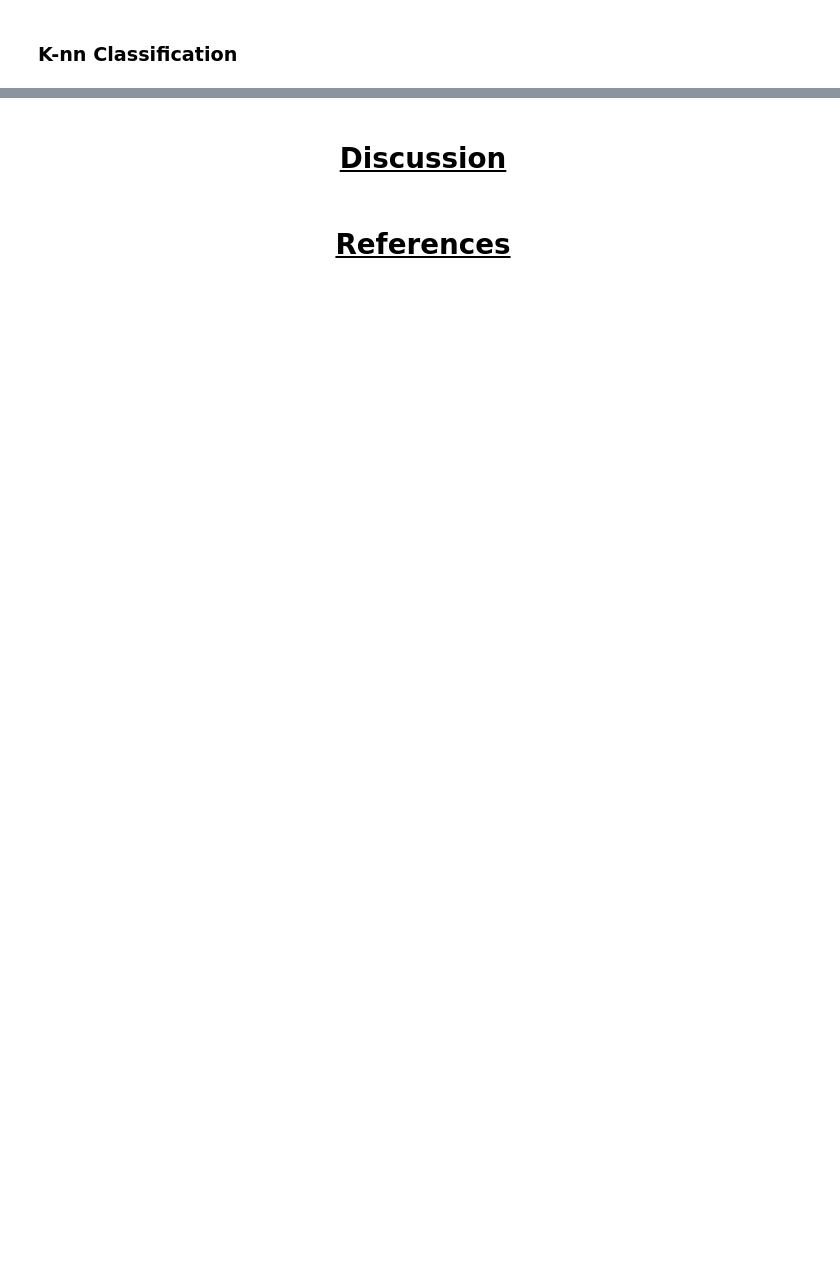
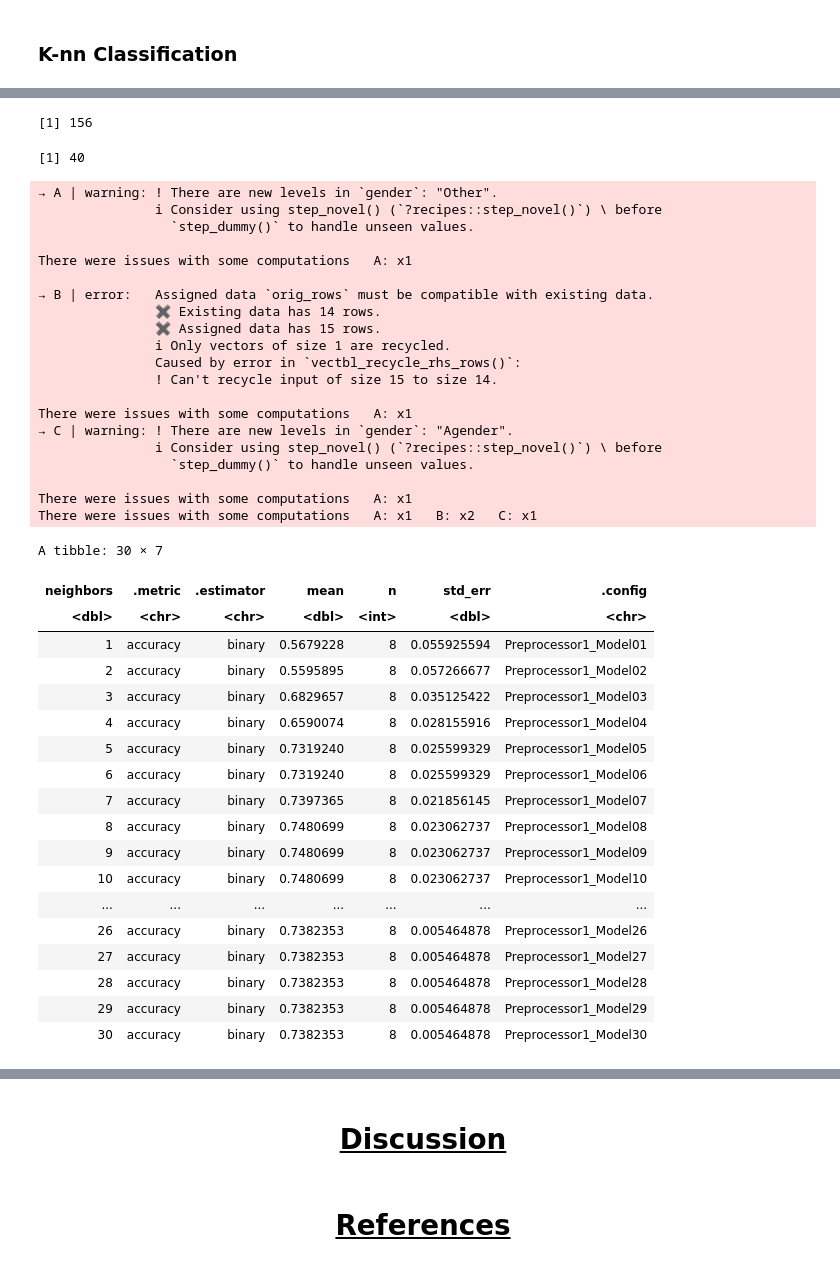
Before and after one commit to RealBabyPotato/DSCI-100-Final-Project, a Jupyter notebook: FinalProject.ipynb, the cells around one changed output, grey strips where cells are left out. Cells and saved outputs as stored; diff of their text form; code cells hidden in the pictures; blank space fills up the shorter version.

```diff
--- a/FinalProject.ipynb
+++ b/FinalProject.ipynb
@@ -215,0 +156,10 @@ ERROR: Error in `vfold_cv()`:
+# %%
+players_split <- initial_split(players, prop = 0.80, strata = subscribe)
+players_train <- training(players_split)
+players_test <- testing(players_split)
+
+nrow(players_train)
+nrow(players_test)
+# %% [output]
+[1] 156
+[1] 40
@@ -215,0 +180,53 @@ ERROR: Error in `vfold_cv()`:
+# %%
+players_vfold <- vfold_cv(players_train, v = 10, strata = subscribe)
+
+k_grid <- tibble(neighbors = seq(1, 30, by = 1))
+
+knn_tune_results <- knn_workflow |>
+    tune_grid(resamples = players_vfold, grid = k_grid) |>
+    collect_metrics()
+
+accuracies <- knn_tune_results |>
+    filter(.metric == "accuracy")
+
+accuracies
+# %% [output]
+→ A | warning: ! There are new levels in `gender`: "Other".
+               ℹ Consider using step_novel() (`?recipes::step_novel()`) \ before
+                 `step_dummy()` to handle unseen values.
+
+There were issues with some computations   A: x1
+
+→ B | error:   Assigned data `orig_rows` must be compatible with existing data.
+               ✖ Existing data has 14 rows.
+               ✖ Assigned data has 15 rows.
+               ℹ Only vectors of size 1 are recycled.
+               Caused by error in `vectbl_recycle_rhs_rows()`:
+               ! Can't recycle input of size 15 to size 14.
+
+There were issues with some computations   A: x1
+→ C | warning: ! There are new levels in `gender`: "Agender".
+               ℹ Consider using step_novel() (`?recipes::step_novel()`) \ before
+                 `step_dummy()` to handle unseen values.
+
+There were issues with some computations   A: x1
+There were issues with some computations   A: x1   B: x2   C: x1
+A tibble: 30 × 7
+| neighbors | .metric | .estimator | mean | n | std_err | .config |
+| <dbl> | <chr> | <chr> | <dbl> | <int> | <dbl> | <chr> |
+| 1 | accuracy | binary | 0.5679228 | 8 | 0.055925594 | Preprocessor1_Model01 |
+| 2 | accuracy | binary | 0.5595895 | 8 | 0.057266677 | Preprocessor1_Model02 |
+| 3 | accuracy | binary | 0.6829657 | 8 | 0.035125422 | Preprocessor1_Model03 |
+| 4 | accuracy | binary | 0.6590074 | 8 | 0.028155916 | Preprocessor1_Model04 |
+| 5 | accuracy | binary | 0.7319240 | 8 | 0.025599329 | Preprocessor1_Model05 |
+| 6 | accuracy | binary | 0.7319240 | 8 | 0.025599329 | Preprocessor1_Model06 |
+| 7 | accuracy | binary | 0.7397365 | 8 | 0.021856145 | Preprocessor1_Model07 |
+| 8 | accuracy | binary | 0.7480699 | 8 | 0.023062737 | Preprocessor1_Model08 |
+| 9 | accuracy | binary | 0.7480699 | 8 | 0.023062737 | Preprocessor1_Model09 |
+| 10 | accuracy | binary | 0.7480699 | 8 | 0.023062737 | Preprocessor1_Model10 |
+| ... | ... | ... | ... | ... | ... | ... |
+| 26 | accuracy | binary | 0.7382353 | 8 | 0.005464878 | Preprocessor1_Model26 |
+| 27 | accuracy | binary | 0.7382353 | 8 | 0.005464878 | Preprocessor1_Model27 |
+| 28 | accuracy | binary | 0.7382353 | 8 | 0.005464878 | Preprocessor1_Model28 |
+| 29 | accuracy | binary | 0.7382353 | 8 | 0.005464878 | Preprocessor1_Model29 |
+| 30 | accuracy | binary | 0.7382353 | 8 | 0.005464878 | Preprocessor1_Model30 |
```
Also changed, not shown: parts of 9 cells of this notebook.
